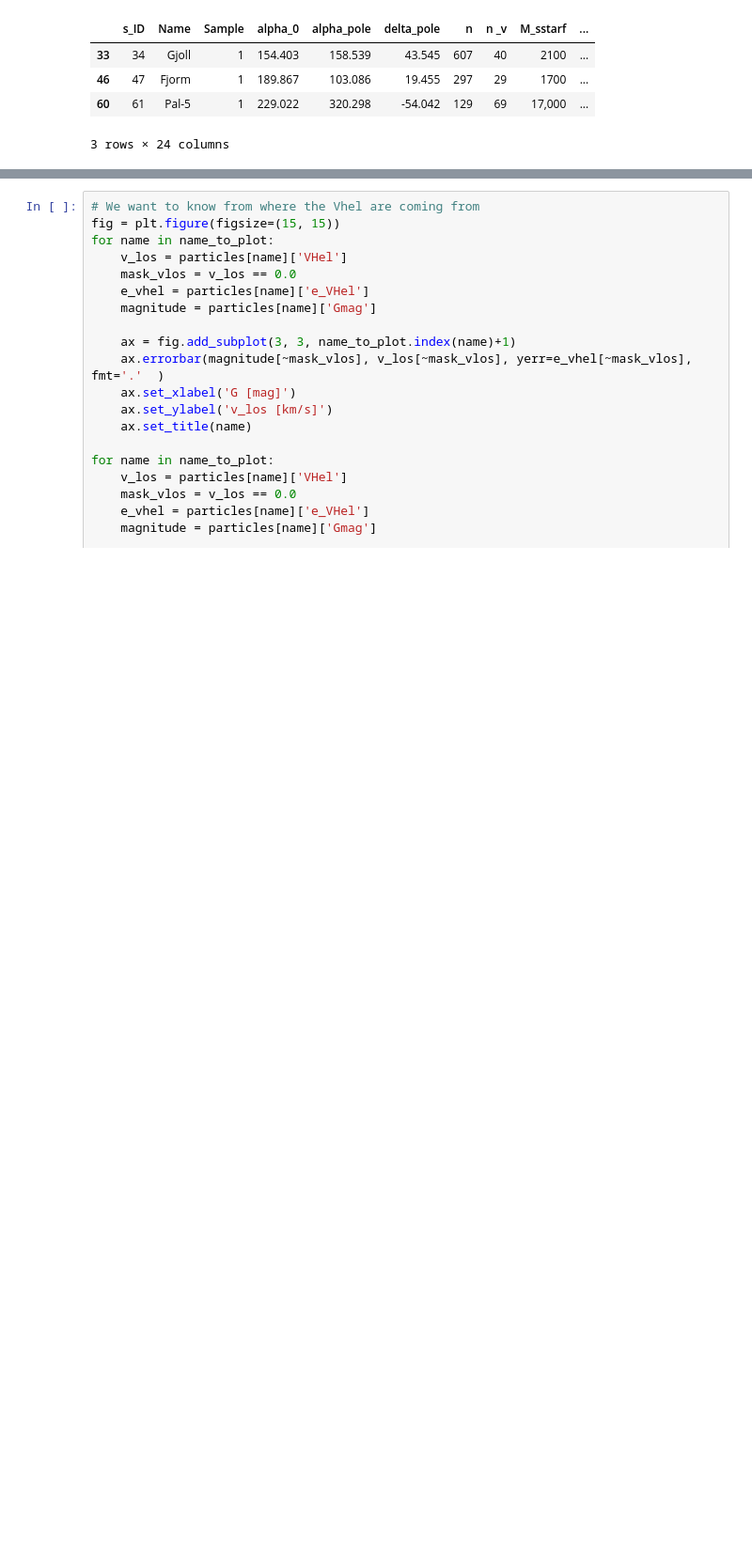
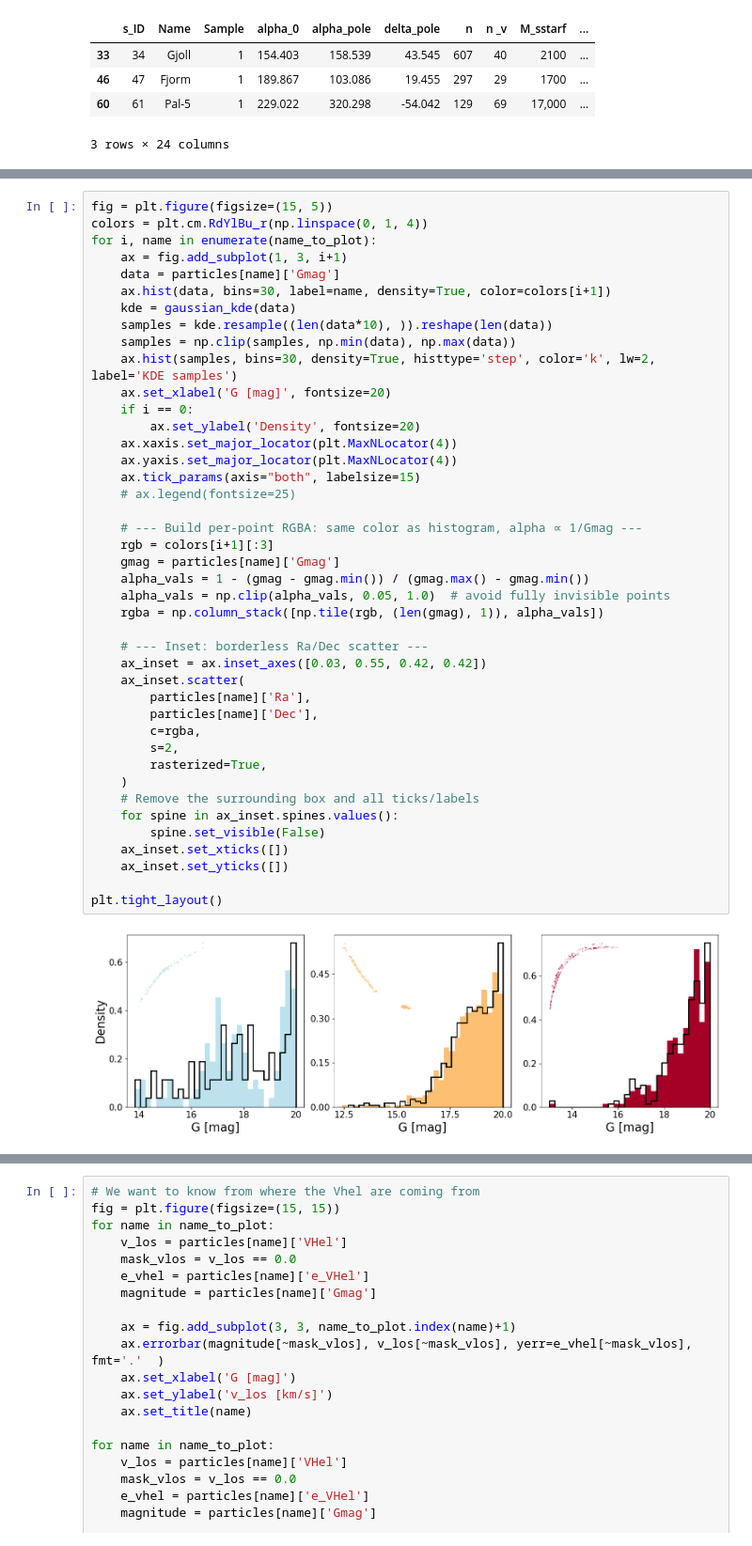
Before and after one commit to vepe99/diffusion-experiments, a Jupyter notebook: case_study5/project_stream/notebooks/read_GaiaD3.ipynb, the cells around one changed output, grey strips where cells are left out. Shown at 94% size. Cells and saved outputs as stored; diff of their text form; blank space fills up the shorter version.

```diff
--- a/case_study5/project_stream/notebooks/read_GaiaD3.ipynb
+++ b/case_study5/project_stream/notebooks/read_GaiaD3.ipynb
@@ -129,3 +133,47 @@ M68: 297 stars
+# %%
+fig = plt.figure(figsize=(15, 5))
+colors = plt.cm.RdYlBu_r(np.linspace(0, 1, 4))
+for i, name in enumerate(name_to_plot):
+    ax = fig.add_subplot(1, 3, i+1)
+    data = particles[name]['Gmag']
+    ax.hist(data, bins=30, label=name, density=True, color=colors[i+1])
+    kde = gaussian_kde(data)
+    samples = kde.resample((len(data*10), )).reshape(len(data))
+    samples = np.clip(samples, np.min(data), np.max(data))
+    ax.hist(samples, bins=30, density=True, histtype='step', color='k', lw=2, label='KDE samples')
+    ax.set_xlabel('G [mag]', fontsize=20)
+    if i == 0:
+        ax.set_ylabel('Density', fontsize=20)
+    ax.xaxis.set_major_locator(plt.MaxNLocator(4))
+    ax.yaxis.set_major_locator(plt.MaxNLocator(4))
+    ax.tick_params(axis="both", labelsize=15)
+    # ax.legend(fontsize=25)
+
+    # --- Build per-point RGBA: same color as histogram, alpha ∝ 1/Gmag ---
+    rgb = colors[i+1][:3]
+    gmag = particles[name]['Gmag']
+    alpha_vals = 1 - (gmag - gmag.min()) / (gmag.max() - gmag.min())
+    alpha_vals = np.clip(alpha_vals, 0.05, 1.0)  # avoid fully invisible points
+    rgba = np.column_stack([np.tile(rgb, (len(gmag), 1)), alpha_vals])
+
+    # --- Inset: borderless Ra/Dec scatter ---
+    ax_inset = ax.inset_axes([0.03, 0.55, 0.42, 0.42])
+    ax_inset.scatter(
+        particles[name]['Ra'],
+        particles[name]['Dec'],
+        c=rgba,
+        s=2,
+        rasterized=True,
+    )
+    # Remove the surrounding box and all ticks/labels
+    for spine in ax_inset.spines.values():
+        spine.set_visible(False)
+    ax_inset.set_xticks([])
+    ax_inset.set_yticks([])
+
+plt.tight_layout()
+# %% [output]
+[figure, added]
 # %%
 surveyid_to_survey = {
 0: "no $v_{los}$",
```
Also changed, not shown: parts of 4 cells of this notebook, 11 other files.
